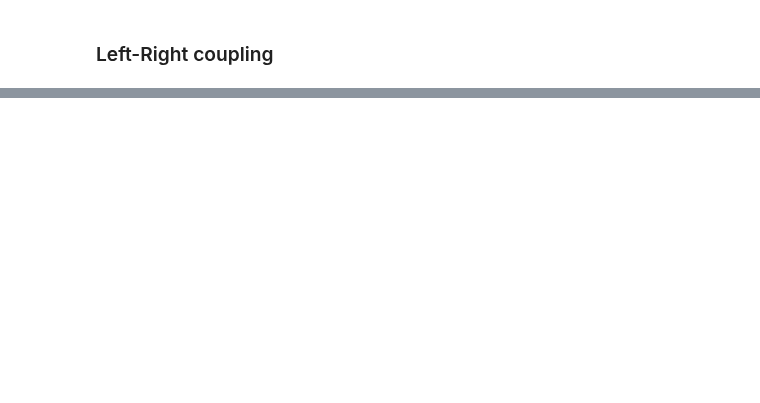
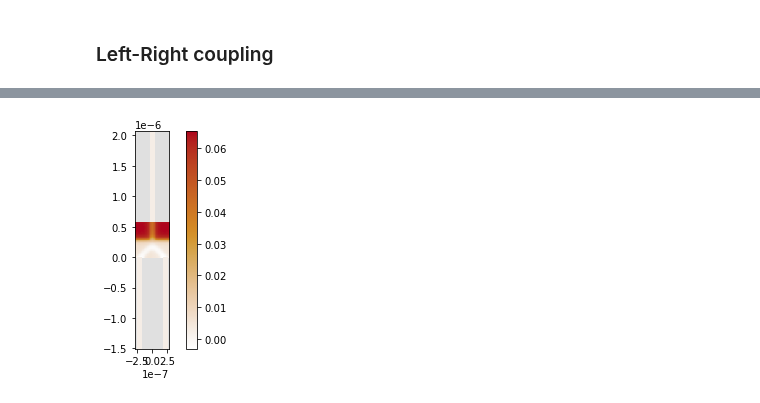
Before and after one commit to Satin21/Trijunction, a Jupyter notebook: analysis/Y.ipynb, the cells around one changed output, grey strips where cells are left out. Cells and saved outputs as stored; diff of their text form; code cells hidden in the pictures; blank space fills up the shorter version.

```diff
--- a/analysis/Y.ipynb
+++ b/analysis/Y.ipynb
@@ -784,0 +705,10 @@ ens, vecs = wrap(args[2])
+# %%
+%%time
+
+sol1 = minimize(
+            gate_tuner,
+            initial_condition,
+            args=args,
+    method = 'trust-constr',
+            options = {'disp': True, 'verbose': 2 }
+        )
@@ -784,0 +733,8 @@ ens, vecs = wrap(args[2])
+# %%
+x = sol1.x
+for i in range(1, 3):
+    voltages['left_'+str(i)] = x[0]
+    voltages['right_'+str(i)] = x[1]
+    voltages['top_'+str(i)] = x[2]
+
+voltages['global_accumul'] = x[3]
@@ -784,0 +751,16 @@ ens, vecs = wrap(args[2])
+# %%
+charges = {}
+potential = gate_potential(
+        poisson_system,
+        linear_problem,
+        site_coords[:, [0, 1]],
+        site_indices,
+        voltages,
+        charges,
+        offset = offset[[0, 1]],
+        grid_spacing = kwant_params['grid_spacing']
+    )
+
+potential.update((x, y*-1) for x, y in potential.items())
+# %%
+params.update(potential=potential)
@@ -784,0 +773,7 @@ ens, vecs = wrap(args[2])
+# %%
+# fig, ax = plt.subplots()
+cax = kwant.plotter.map(trijunction, plot_f_mu, colorbar = True)
+# fig.colorbar()
+# ax.set_ylim(-1e-7, 9e-7)
+# %% [output]
+[figure, added]
```
Also changed, not shown: parts of 90 cells of this notebook.
